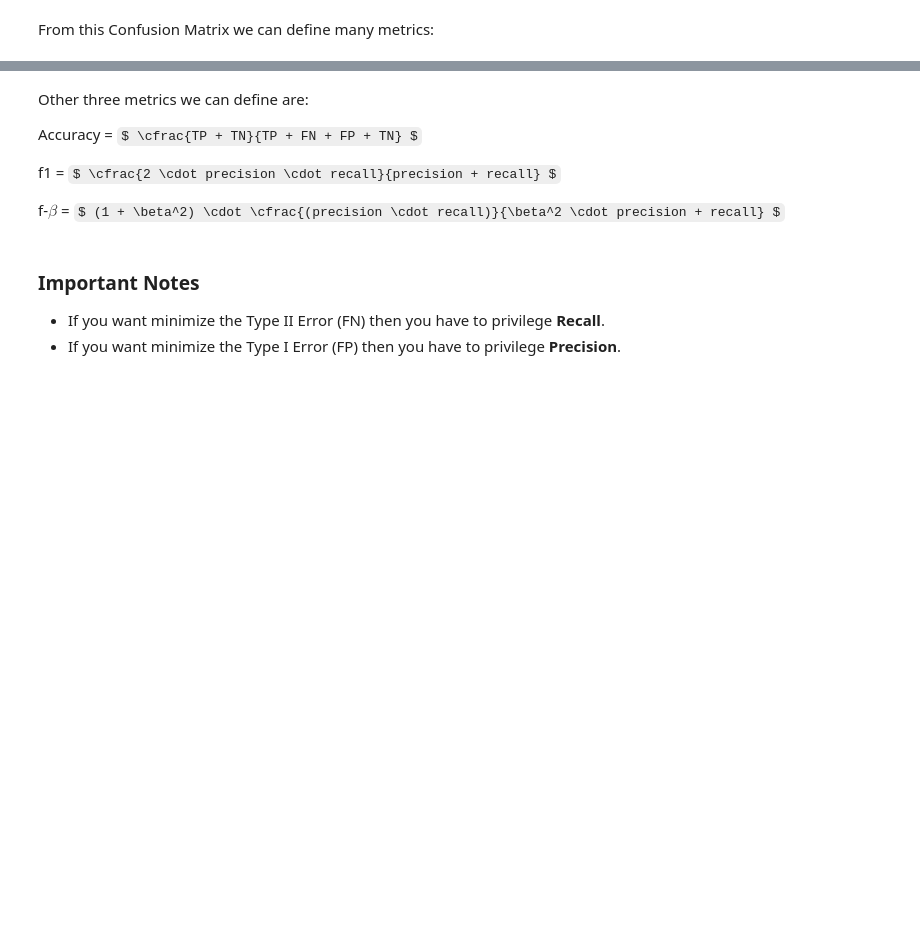
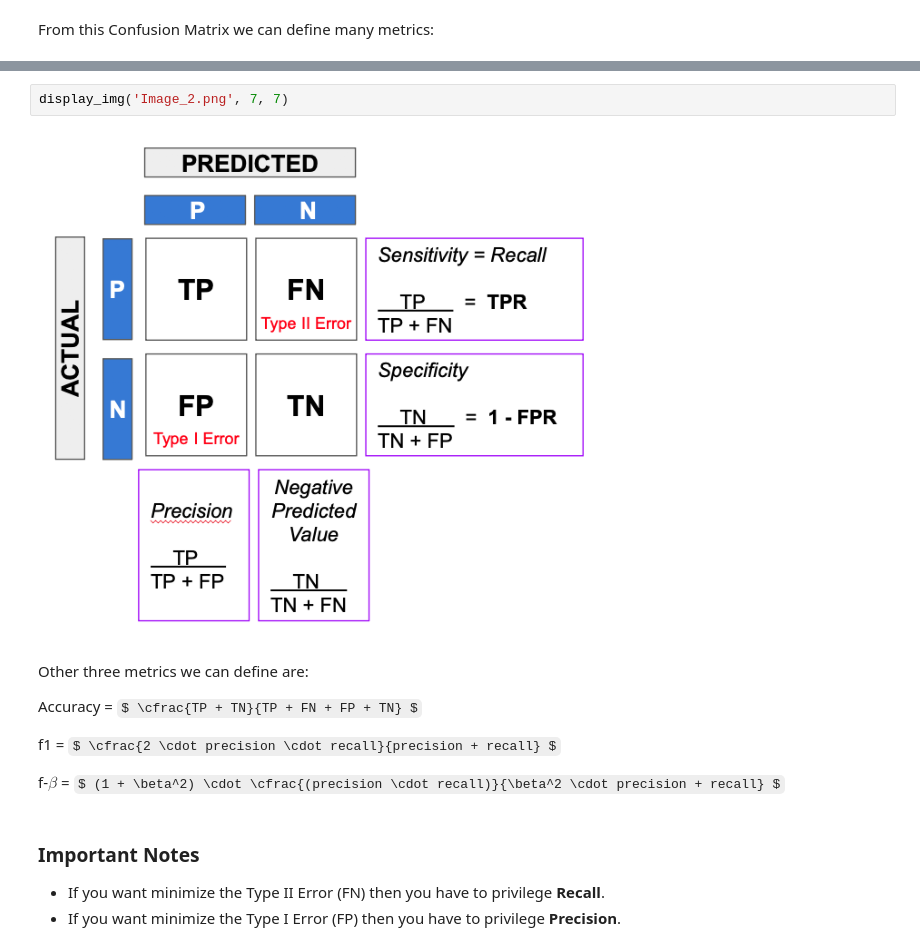
Before and after one commit to anvaldes/Repositorio_de_Proyectos, a Jupyter notebook: Data_Science_Contents/General_Topics/20.Performance_Metrics/Performance_Metrics.ipynb, the cells around one changed output, grey strips where cells are left out. Cells and saved outputs as stored; diff of their text form; some formulas as TeX source; blank space fills up the shorter version.

```diff
--- a/Data_Science_Contents/General_Topics/20.Performance_Metrics/Performance_Metrics.ipynb
+++ b/Data_Science_Contents/General_Topics/20.Performance_Metrics/Performance_Metrics.ipynb
@@ -38,3 +48,7 @@ From this Confusion Matrix we can define many metrics:
+# %%
+display_img('Image_2.png', 7, 7)
+# %% [output]
+[figure, added]
 # %% [markdown]
 Other three metrics we can define are:
 
```
Also changed, not shown: parts of 11 cells of this notebook, 9 other files.
